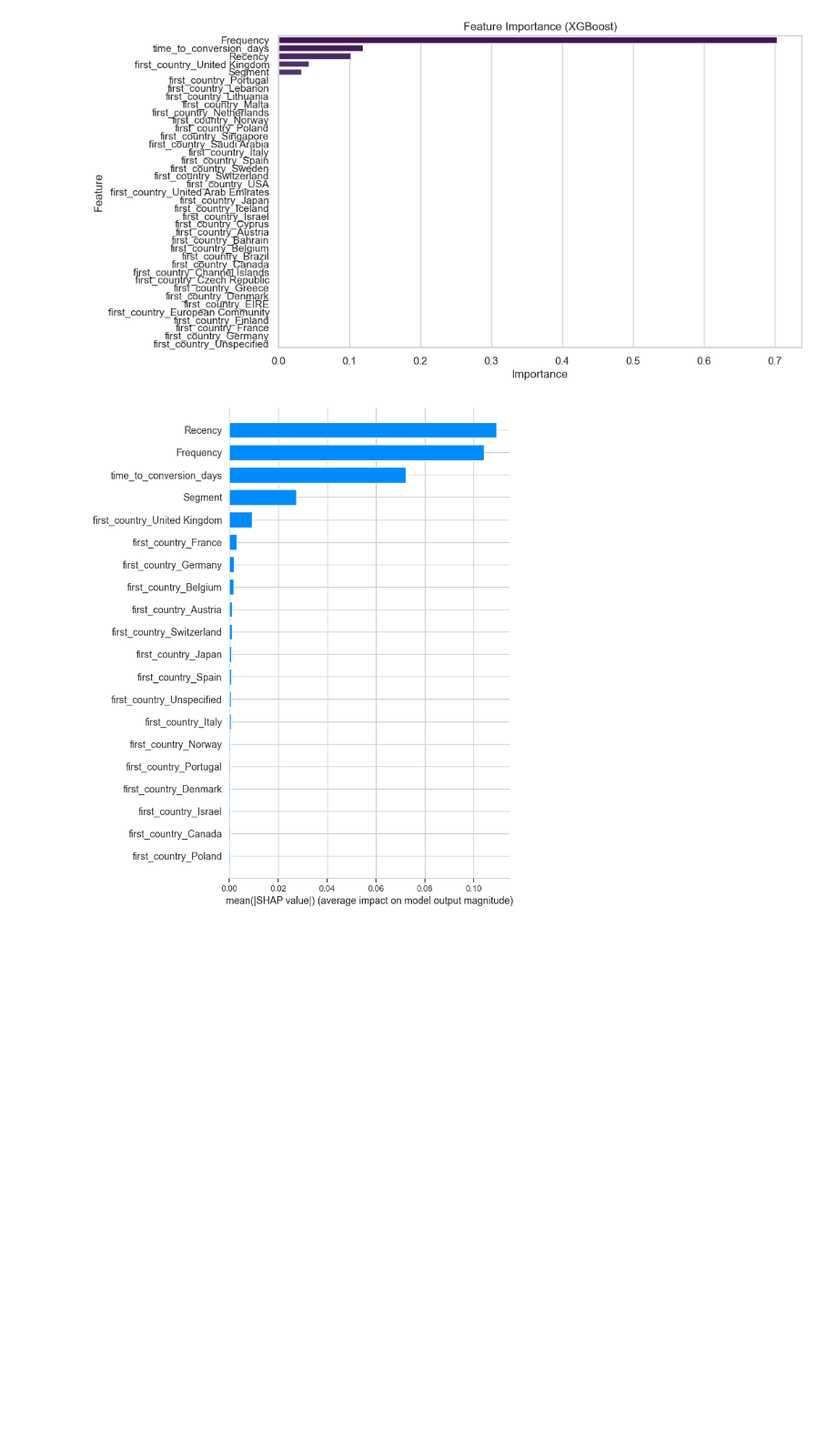
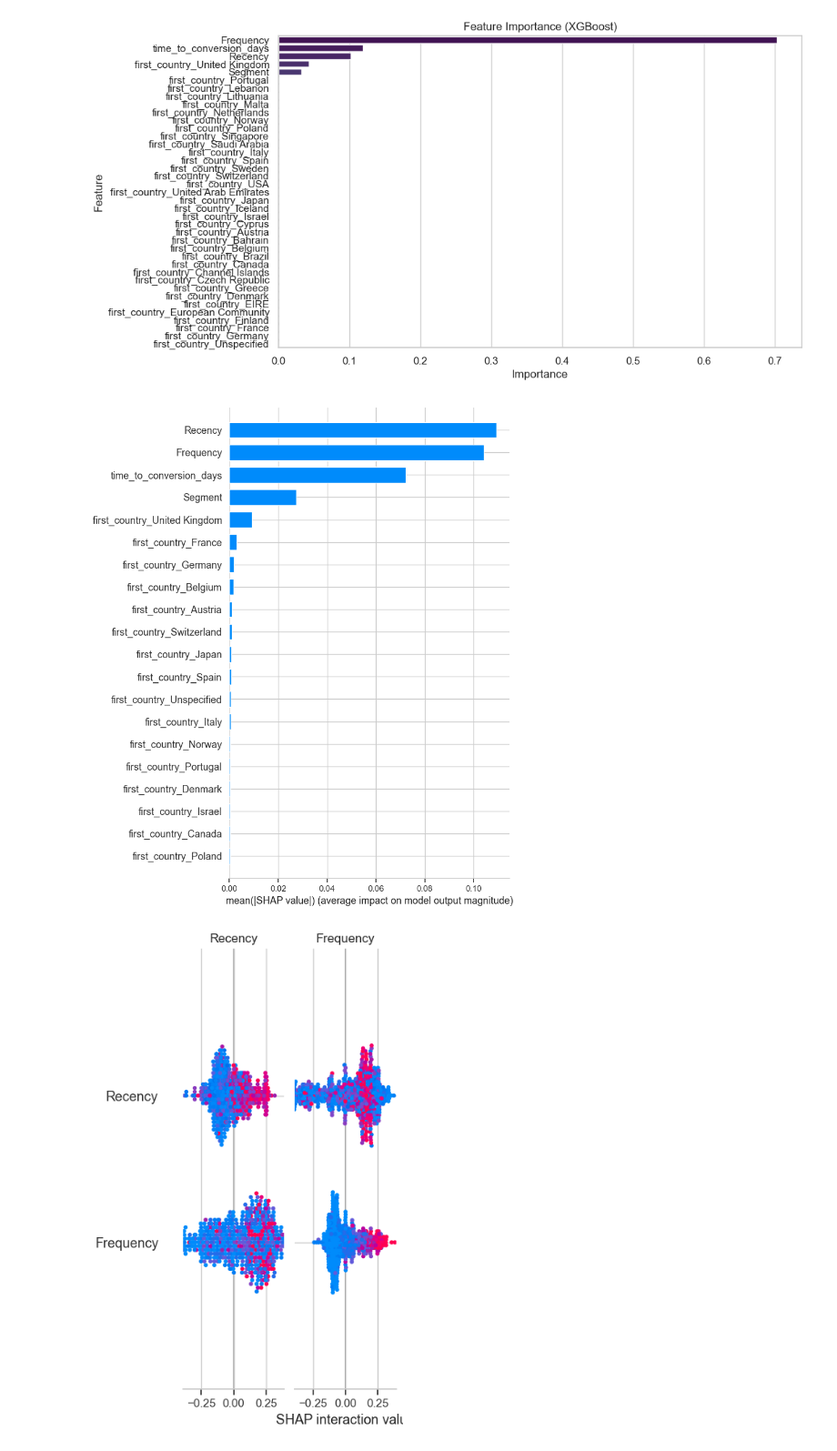
Before and after one commit to priyankkkaaaaa/Customer-Lifetime-Value, a Jupyter notebook: notebooks/modeling.ipynb, the cells around one changed output. Shown at 91% size. Saved outputs shown, nothing was run; the diff lists cells and outputs as text; code cells hidden in the pictures; blank space fills up the shorter version.

```diff
--- a/notebooks/modeling.ipynb
+++ b/notebooks/modeling.ipynb
@@ -149,19 +149,23 @@ plt.show()
 # %%
 # SHAP Values for Attribution
 try:
     explainer = shap.TreeExplainer(models['Random Forest'])
     shap_values = explainer.shap_values(X_test)
 
     if isinstance(shap_values, list):
         vals = shap_values[1]
     elif len(shap_values.shape) == 3:
         vals = shap_values[:, :, 1]
     else:
         vals = shap_values
 
     shap.summary_plot(vals, X_test, plot_type='bar', show=False)
     plt.show()
+
+    shap.summary_plot(shap_values, X_test, feature_names=X.columns)
+    plt.show()
 except Exception as e:
     print('SHAP compatibility warning:', e)
 # %% [output]
 [figure]
+[figure, added]
```
Also changed, not shown: 7 other files.
